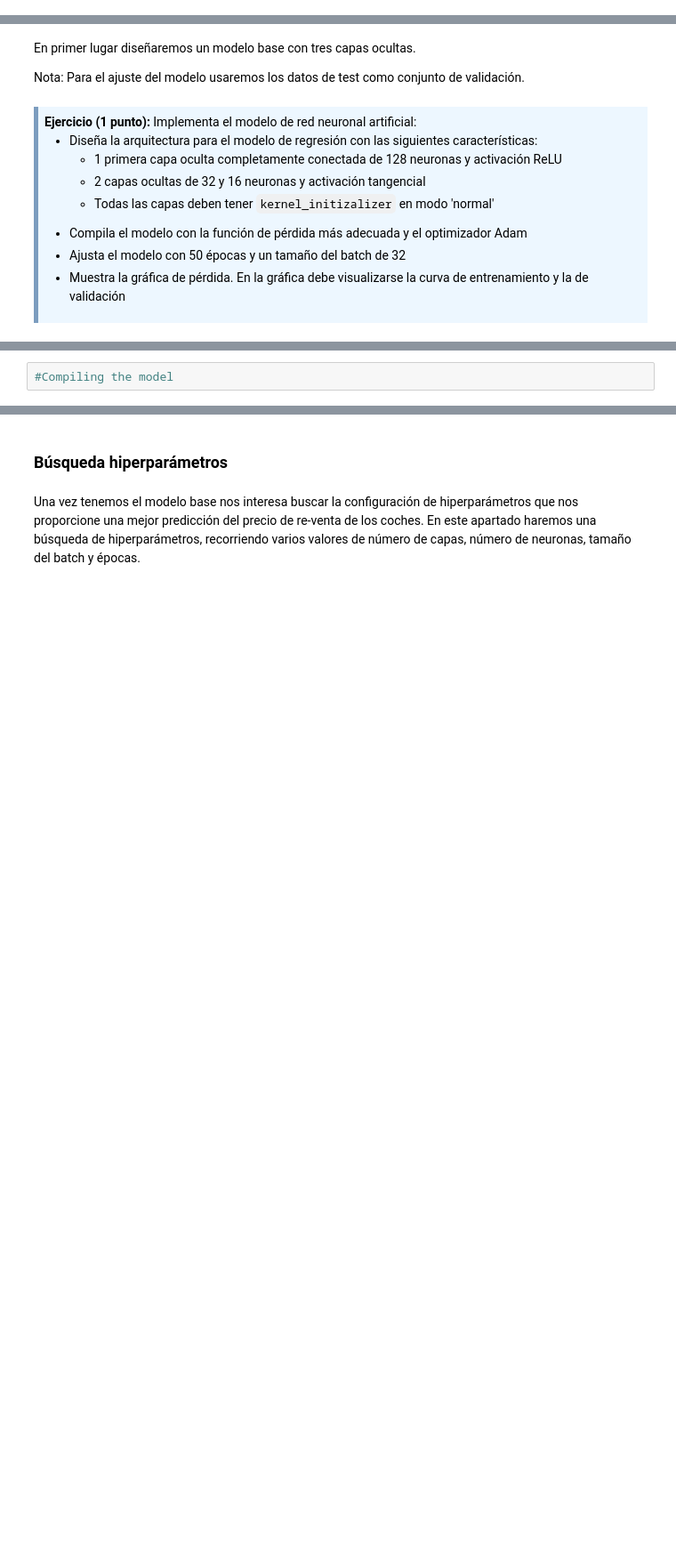
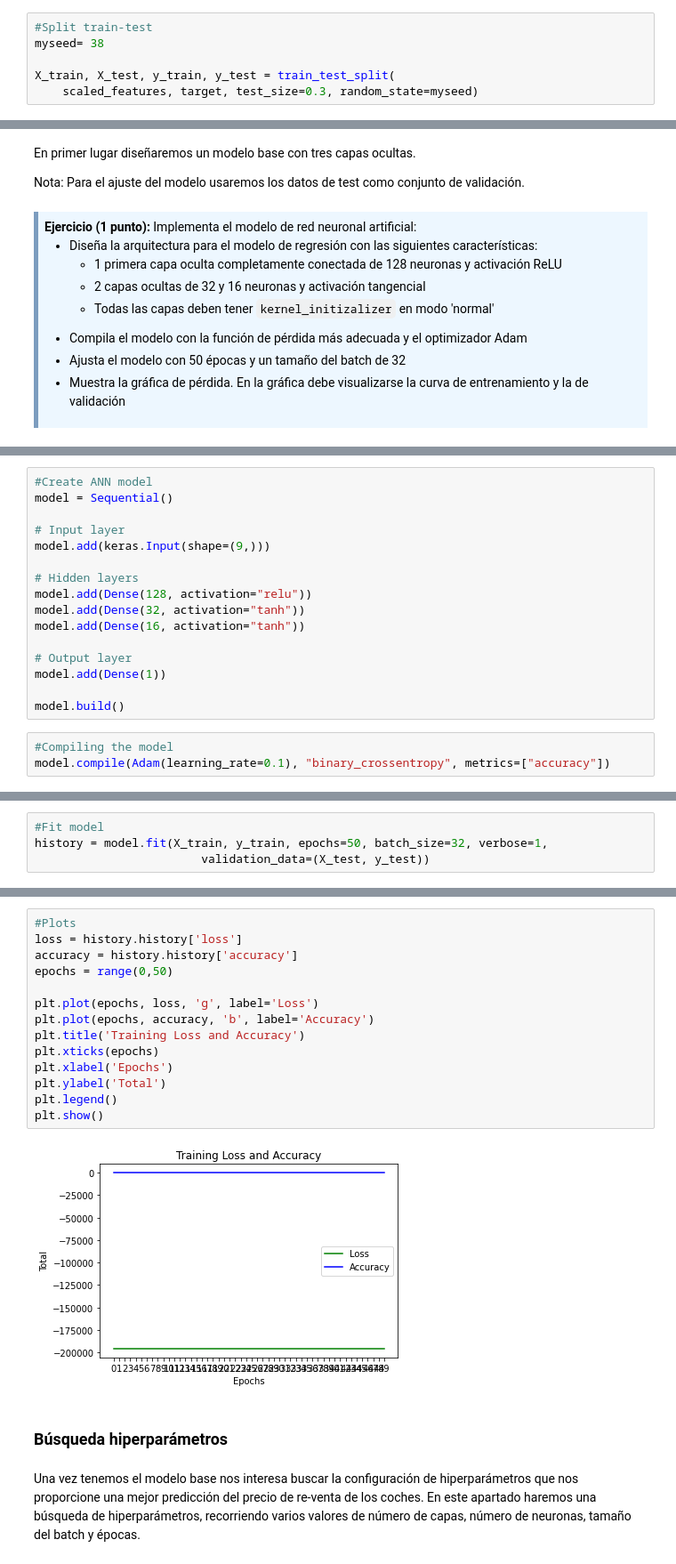
Before and after one commit to mtablado/uoc2022_deeplearning_pec1, a Jupyter notebook: 20212_M2_875_PEC1_Enunciado.ipynb, the cells around one changed output, grey strips where cells are left out. Shown: that part at 89% size. Saved outputs shown, nothing was run; the diff lists cells and outputs as text; blank space fills up the shorter version.

```diff
--- a/20212_M2_875_PEC1_Enunciado.ipynb
+++ b/20212_M2_875_PEC1_Enunciado.ipynb
@@ -680,0 +688,6 @@ target = None
+# %%
+#Split train-test
+myseed= 38
+
+X_train, X_test, y_train, y_test = train_test_split(
+    scaled_features, target, test_size=0.3, random_state=myseed)
@@ -706,2 +726,19 @@ Nota: Para el ajuste del modelo usaremos los datos de test como conjunto de vali
+# %%
+#Create ANN model
+model = Sequential()
+
+# Input layer
+model.add(keras.Input(shape=(9,)))
+
+# Hidden layers
+model.add(Dense(128, activation="relu"))
+model.add(Dense(32, activation="tanh"))
+model.add(Dense(16, activation="tanh"))
+
+# Output layer
+model.add(Dense(1))
+
+model.build()
 # %%
 #Compiling the model
+model.compile(Adam(learning_rate=0.1), "binary_crossentropy", metrics=["accuracy"])
@@ -711,0 +745,4 @@ Nota: Para el ajuste del modelo usaremos los datos de test como conjunto de vali
+# %%
+#Fit model
+history = model.fit(X_train, y_train, epochs=50, batch_size=32, verbose=1,
+                        validation_data=(X_test, y_test))
@@ -712,3 +767,19 @@ Nota: Para el ajuste del modelo usaremos los datos de test como conjunto de vali
+# %%
+#Plots
+loss = history.history['loss']
+accuracy = history.history['accuracy']
+epochs = range(0,50)
+
+plt.plot(epochs, loss, 'g', label='Loss')
+plt.plot(epochs, accuracy, 'b', label='Accuracy')
+plt.title('Training Loss and Accuracy')
+plt.xticks(epochs)
+plt.xlabel('Epochs')
+plt.ylabel('Total')
+plt.legend()
+plt.show()
+# %% [output]
+[figure, added]
 # %% [markdown]
 ### Búsqueda hiperparámetros
 # %% [markdown]
```
Also changed, not shown: parts of 25 cells of this notebook.
